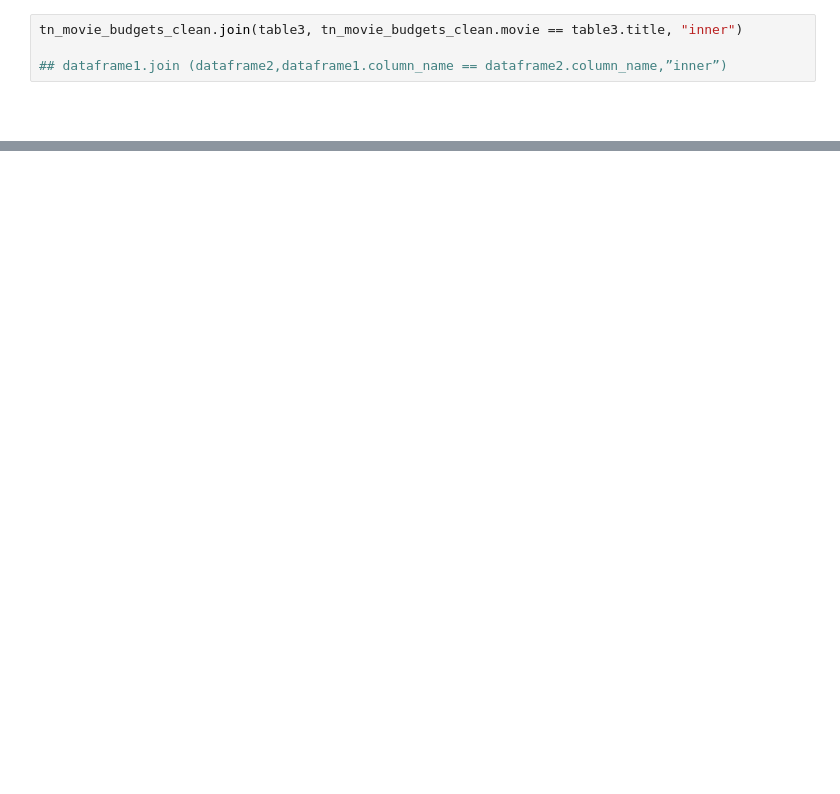
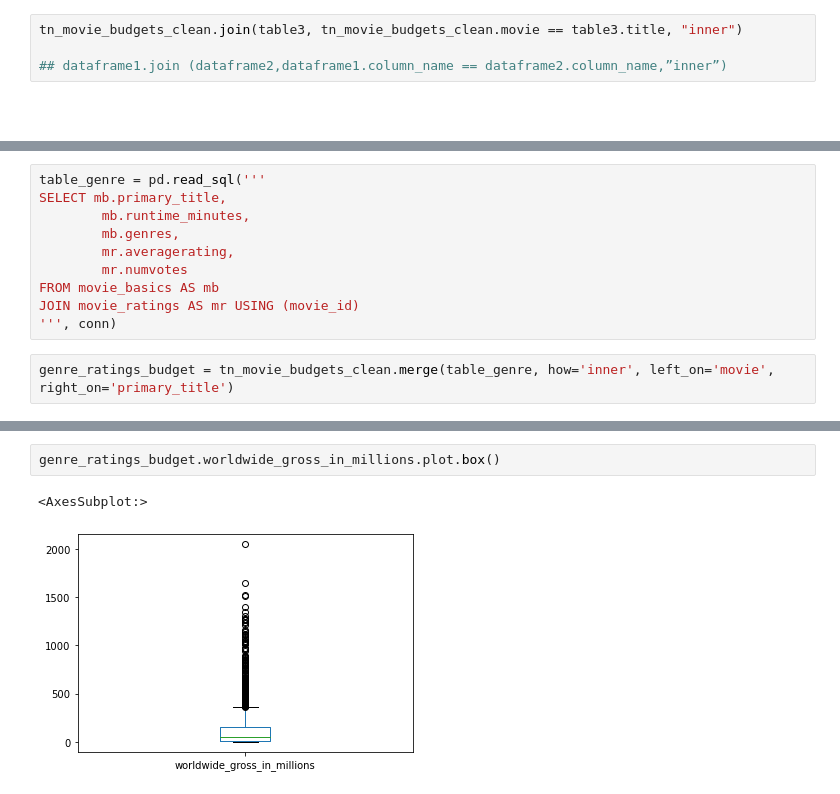
Before and after one commit to mrodberg/Pod1Capstone, a Jupyter notebook: allie_work.ipynb, the cells around one changed output, grey strips where cells are left out. Drawn from its saved outputs; the diff is of its cells as text; blank space fills up the shorter version.

Commit message:
cleaned data and steps to join to table from sql

```diff
--- a/allie_work.ipynb
+++ b/allie_work.ipynb
@@ -127,0 +149,12 @@ tn_movie_budgets_clean.join(table3, tn_movie_budgets_clean.movie == table3.title
+# %%
+table_genre = pd.read_sql('''
+SELECT mb.primary_title,
+        mb.runtime_minutes,
+        mb.genres,
+        mr.averagerating,
+        mr.numvotes
+FROM movie_basics AS mb
+JOIN movie_ratings AS mr USING (movie_id)
+''', conn)
+# %%
+genre_ratings_budget = tn_movie_budgets_clean.merge(table_genre, how='inner', left_on='movie', right_on='primary_title')
@@ -127,0 +182,5 @@ tn_movie_budgets_clean.join(table3, tn_movie_budgets_clean.movie == table3.title
+# %%
+genre_ratings_budget.worldwide_gross_in_millions.plot.box()
+# %% [output]
+<AxesSubplot:>
+[figure, added]
```
Also changed, not shown: parts of 7 cells of this notebook.
